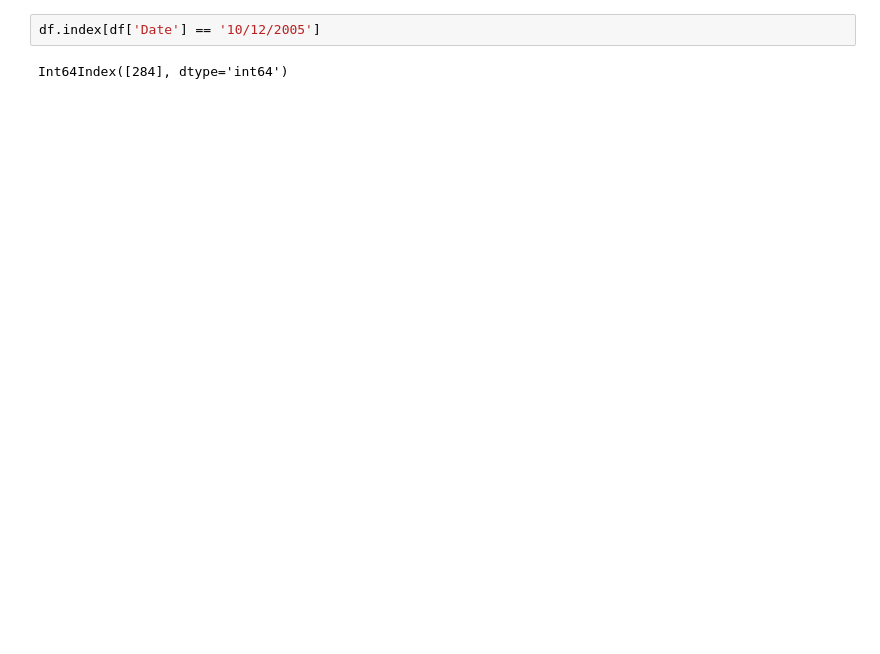
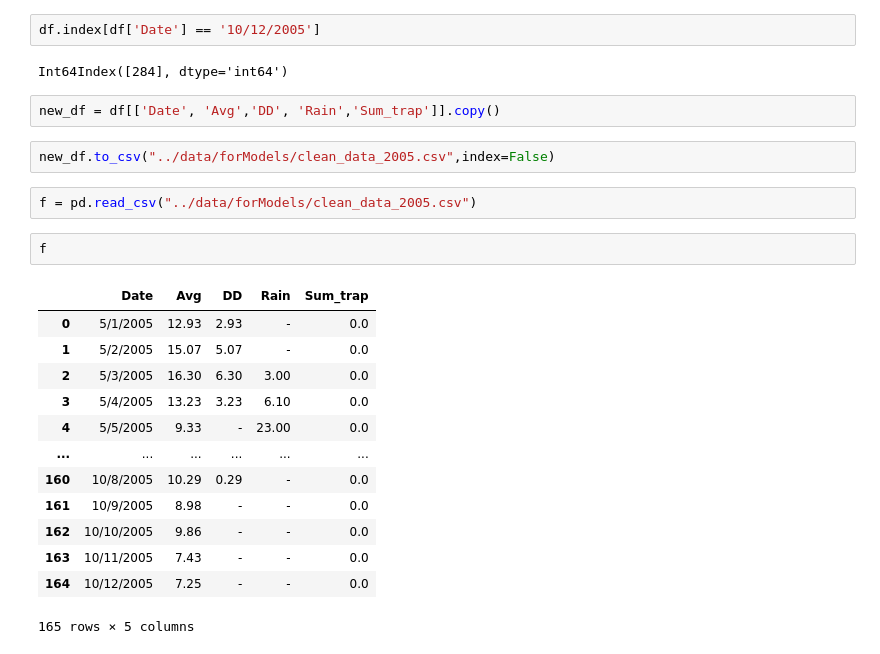
Before and after one commit to Ligerd/research_project, a Jupyter notebook: code/data_analisis.ipynb, the cells around one changed output. Cells and saved outputs as stored; diff of their text form; blank space fills up the shorter version.

```diff
--- a/code/data_analisis.ipynb
+++ b/code/data_analisis.ipynb
@@ -90,3 +91,25 @@ df.loc[140:284]
 df.index[df['Date'] == '10/12/2005']
 # %% [output]
 Int64Index([284], dtype='int64')
+# %%
+new_df = df[['Date', 'Avg','DD', 'Rain','Sum_trap']].copy()
+# %%
+new_df.to_csv("../data/forModels/clean_data_2005.csv",index=False)
+# %%
+f = pd.read_csv("../data/forModels/clean_data_2005.csv")
+# %%
+f
+# %% [output]
+|  | Date | Avg | DD | Rain | Sum_trap |
+| 0 | 5/1/2005 | 12.93 | 2.93 | - | 0.0 |
+| 1 | 5/2/2005 | 15.07 | 5.07 | - | 0.0 |
+| 2 | 5/3/2005 | 16.30 | 6.30 | 3.00 | 0.0 |
+| 3 | 5/4/2005 | 13.23 | 3.23 | 6.10 | 0.0 |
+| 4 | 5/5/2005 | 9.33 | - | 23.00 | 0.0 |
+| ... | ... | ... | ... | ... | ... |
+| 160 | 10/8/2005 | 10.29 | 0.29 | - | 0.0 |
+| 161 | 10/9/2005 | 8.98 | - | - | 0.0 |
+| 162 | 10/10/2005 | 9.86 | - | - | 0.0 |
+| 163 | 10/11/2005 | 7.43 | - | - | 0.0 |
+| 164 | 10/12/2005 | 7.25 | - | - | 0.0 |
+165 rows × 5 columns
```
Also changed, not shown: parts of 7 cells of this notebook, 6 other files.
